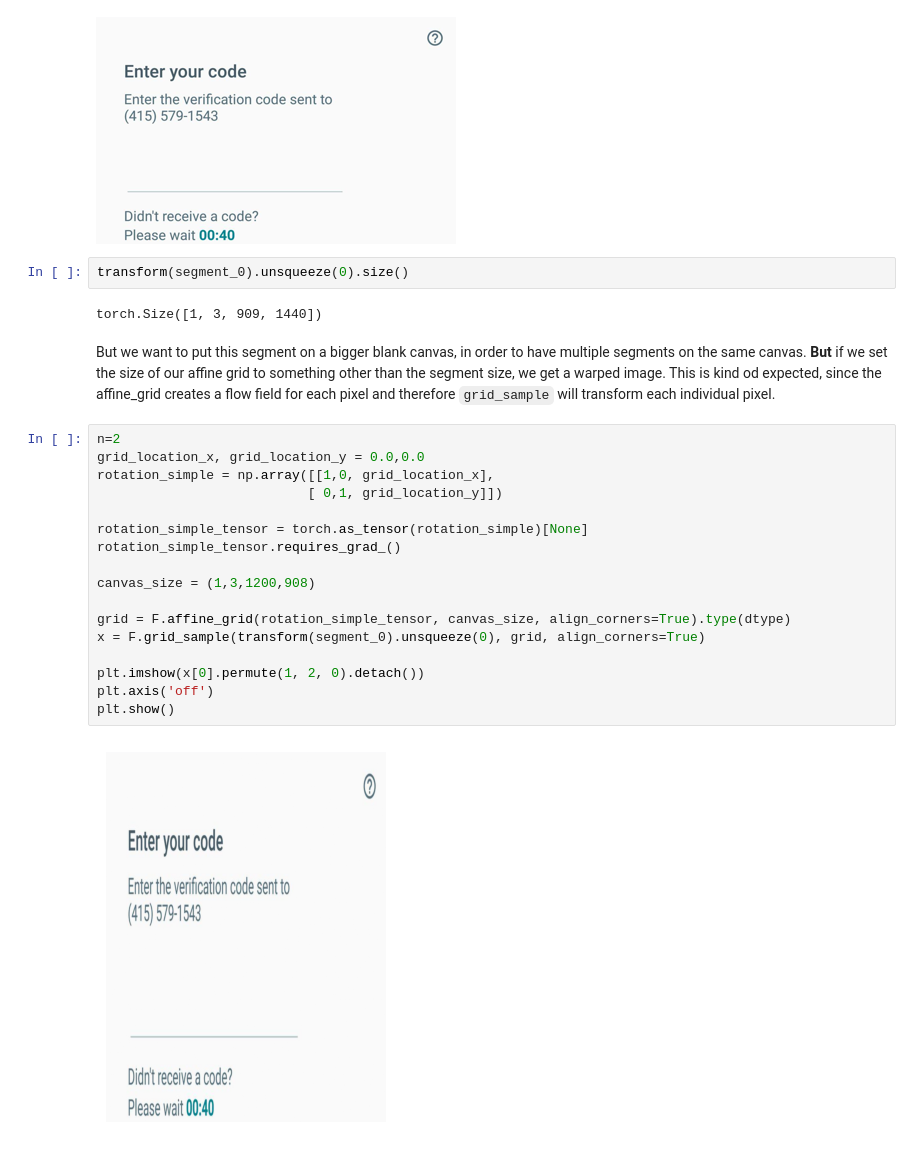
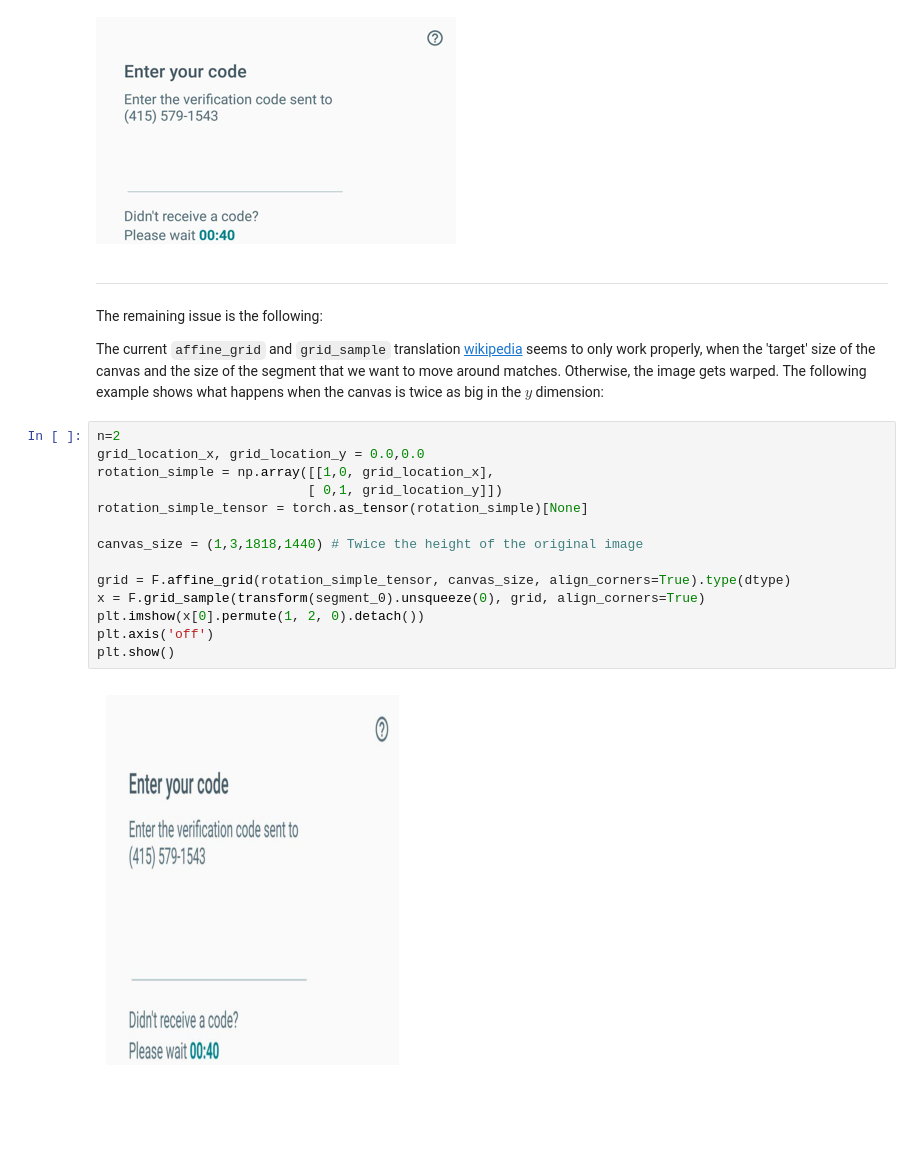
Before and after one commit to mowoe/bachelorthesis, a Jupyter notebook: testing_differentiable_translation.ipynb, the cells around one changed output. Saved outputs shown, nothing was run; the diff lists cells and outputs as text; blank space fills up the shorter version.

Commit message:
finally figured it out

```diff
--- a/testing_differentiable_translation.ipynb
+++ b/testing_differentiable_translation.ipynb
@@ -199,29 +202,25 @@ display(segment_0.resize((int(segment_0.size[0]/4), int(segment_0.size[1]/4))))
 # %% [output]
 (360, 227)
 [figure]
-# %%
-transform(segment_0).unsqueeze(0).size()
-# %% [output]
-torch.Size([1, 3, 909, 1440])
-# %% [markdown]
-But we want to put this segment on a bigger blank canvas, in order to have multiple segments on the same canvas.
-__But__ if we set the size of our affine grid to something other than the segment size, we get a warped image. This is kind od expected, since the affine_grid creates a flow field for each pixel and therefore `grid_sample` will transform each individual pixel.
+# %% [markdown]
+---
+The remaining issue is the following:
+
+The current `affine_grid` and `grid_sample` translation [wikipedia](https://en.wikipedia.org/wiki/Affine_transformation) seems to only work properly, when the 'target' size of the canvas and the size of the segment that we want to move around matches. Otherwise, the image gets warped.
+The following example shows what happens when the canvas is twice as big in the $y$ dimension:
 # %%
 n=2
 grid_location_x, grid_location_y = 0.0,0.0
 rotation_simple = np.array([[1,0, grid_location_x],
                            [ 0,1, grid_location_y]])
+rotation_simple_tensor = torch.as_tensor(rotation_simple)[None]
 
-rotation_simple_tensor = torch.as_tensor(rotation_simple)[None]
-rotation_simple_tensor.requires_grad_()
-
-canvas_size = (1,3,1200,908)
+canvas_size = (1,3,1818,1440) # Twice the height of the original image
 
 grid = F.affine_grid(rotation_simple_tensor, canvas_size, align_corners=True).type(dtype)
 x = F.grid_sample(transform(segment_0).unsqueeze(0), grid, align_corners=True)
-
 plt.imshow(x[0].permute(1, 2, 0).detach())
 plt.axis('off')
 plt.show()
 # %% [output]
-[figure, old version]
+[figure, new version]
```
Also changed, not shown: parts of 22 cells of this notebook.
